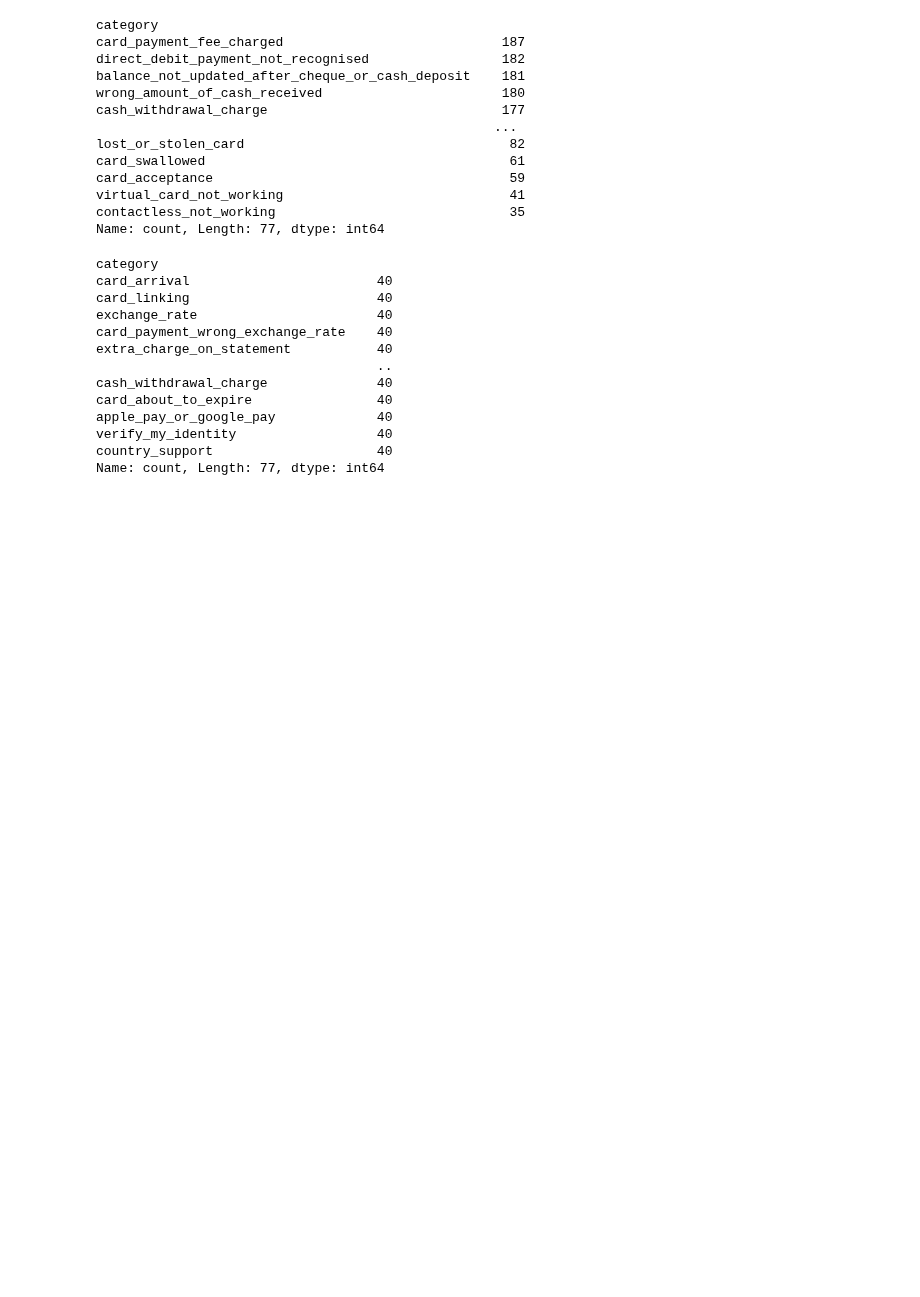
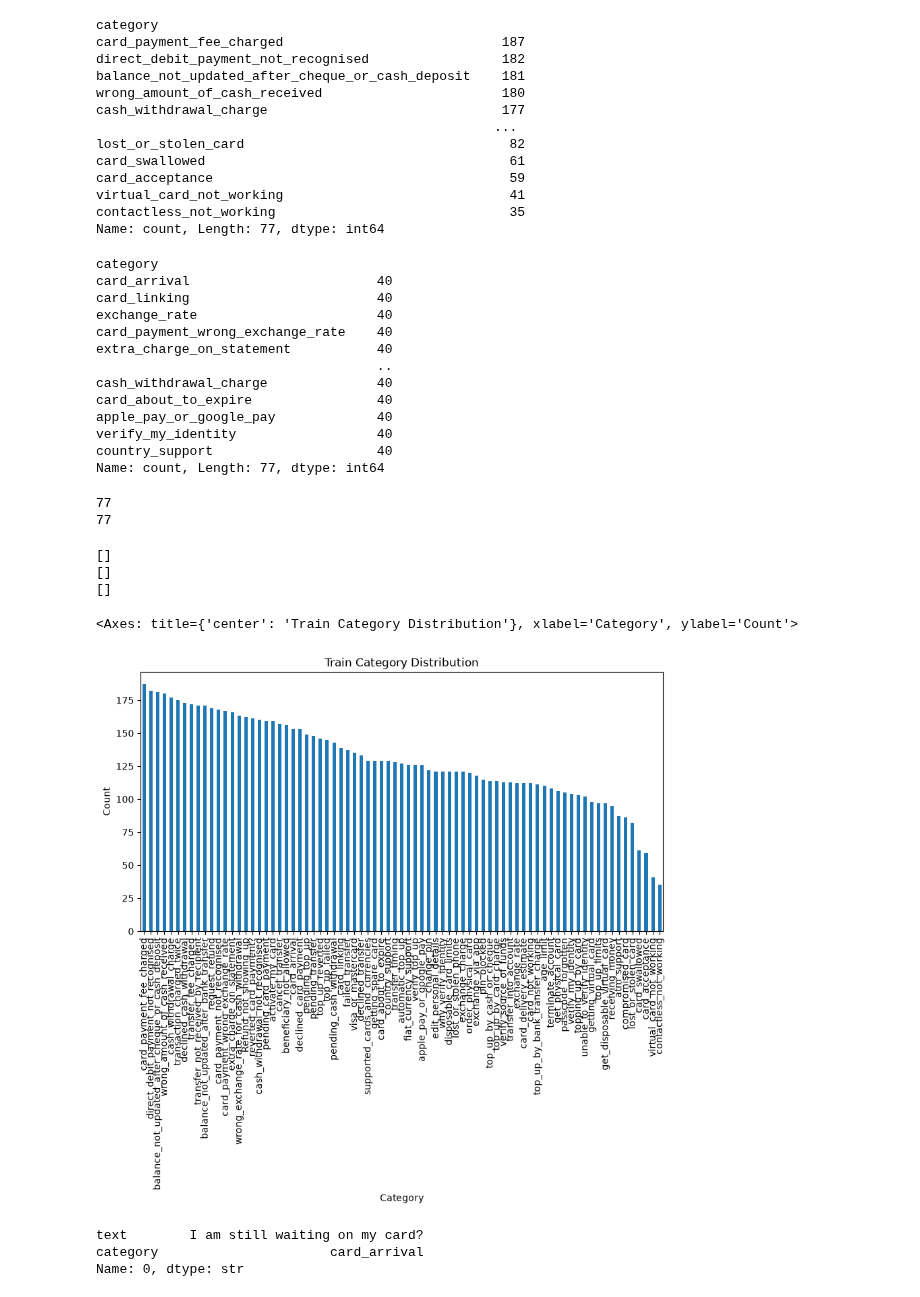
Before and after one commit to prenassipaolo/banking_query_triage, a Jupyter notebook: notebooks/eda.ipynb, the cells around one changed output. Saved outputs shown, nothing was run; the diff lists cells and outputs as text; code cells hidden in the pictures; blank space fills up the shorter version.

```diff
--- a/notebooks/eda.ipynb
+++ b/notebooks/eda.ipynb
@@ -56,3 +60,34 @@ apple_pay_or_google_pay             40
 verify_my_identity                  40
 country_support                     40
 Name: count, Length: 77, dtype: int64
+# %%
+print(len(df_raw_categories))
+print(len(set(df_raw_categories)))
+# %% [output]
+77
+77
+# %%
+print([c for c in df_raw_train.category.unique() if c not in df_raw_categories])
+print([c for c in df_raw_test.category.unique() if c not in df_raw_categories])
+print([c for c in df_raw_categories if c not in df_raw_train.category.unique() and c not in df_raw_test.category.unique()])
+# %% [output]
+[]
+[]
+[]
+# %%
+df_raw_train.category.value_counts().plot(
+    kind="bar",
+    title="Train Category Distribution",
+    xlabel="Category",
+    ylabel="Count",
+    figsize=(10, 5)
+)
+# %% [output]
+<Axes: title={'center': 'Train Category Distribution'}, xlabel='Category', ylabel='Count'>
+[figure, added]
+# %%
+df_raw_train.iloc[0]
+# %% [output]
+text        I am still waiting on my card?
+category                      card_arrival
+Name: 0, dtype: str
```
Also changed, not shown: parts of 13 cells of this notebook, 4 other files.
